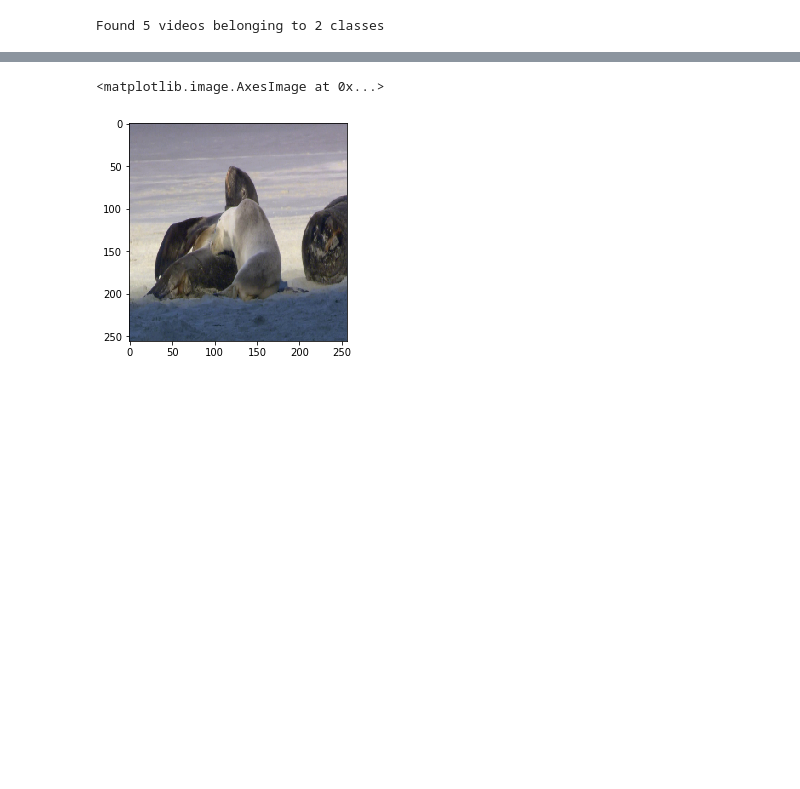
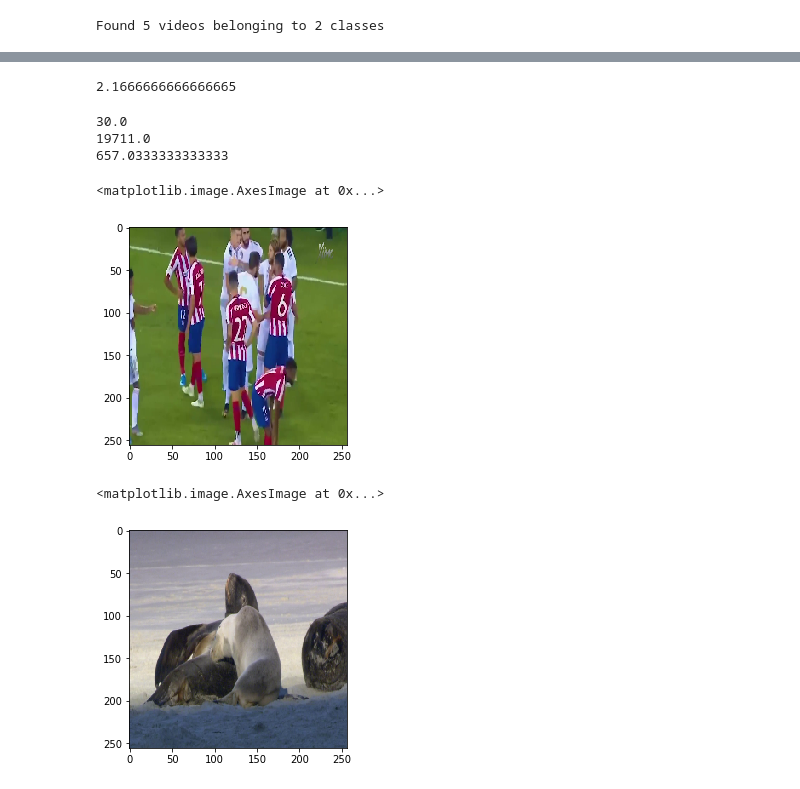
Before and after one commit to AndreyKoceruba/football_violations_detection, a Jupyter notebook: DenseNet121_Conv2D_GRU/violation_detection_conv2d_gru.ipynb, the cells around one changed output, grey strips where cells are left out. Saved outputs shown, nothing was run; the diff lists cells and outputs as text; code cells hidden in the pictures; blank space fills up the shorter version.

```diff
--- a/DenseNet121_Conv2D_GRU/violation_detection_conv2d_gru.ipynb
+++ b/DenseNet121_Conv2D_GRU/violation_detection_conv2d_gru.ipynb
@@ -134,7 +140,6 @@ class ImageSequenceGenerator():
 # %%
-tmp = ImageSequenceGenerator('../videos/cut/train/', seed=188)
+tmp = ImageSequenceGenerator('../videos/cut/train/', timesteps_cnt=10, seed=188)
 tmp.collect_video_stats()
-tmp.make_start_positions()
-# seq = tmp.get_frame_sequence()
+tmp_gen = tmp.get_batch_generator()
 # %% [output]
 Found 5 videos belonging to 2 classes
@@ -160,0 +146,2 @@ tmp.start_positions
+# %%
+x = next(tmp_gen)
@@ -161,3 +166,21 @@ tmp.start_positions
+# %%
+65/30
+# %% [output]
+2.1666666666666665
+# %%
+with VideoStream('../videos/cut/train/0/Football Fights & Furious Moments - HD.mp4') as cap:
+    print(cap.get(cv2.CAP_PROP_FPS))
+    print(cap.get(cv2.CAP_PROP_FRAME_COUNT))
+    print(cap.get(cv2.CAP_PROP_FRAME_COUNT)/cap.get(cv2.CAP_PROP_FPS))
+# %% [output]
+30.0
+19711.0
+657.0333333333333
+# %%
+plt.imshow(x[0][4])
+# %% [output]
+<matplotlib.image.AxesImage at 0x...>
+[figure, added]
 # %%
 plt.imshow(seq[2])
 # %% [output]
```
Also changed, not shown: parts of 4 cells of this notebook.
